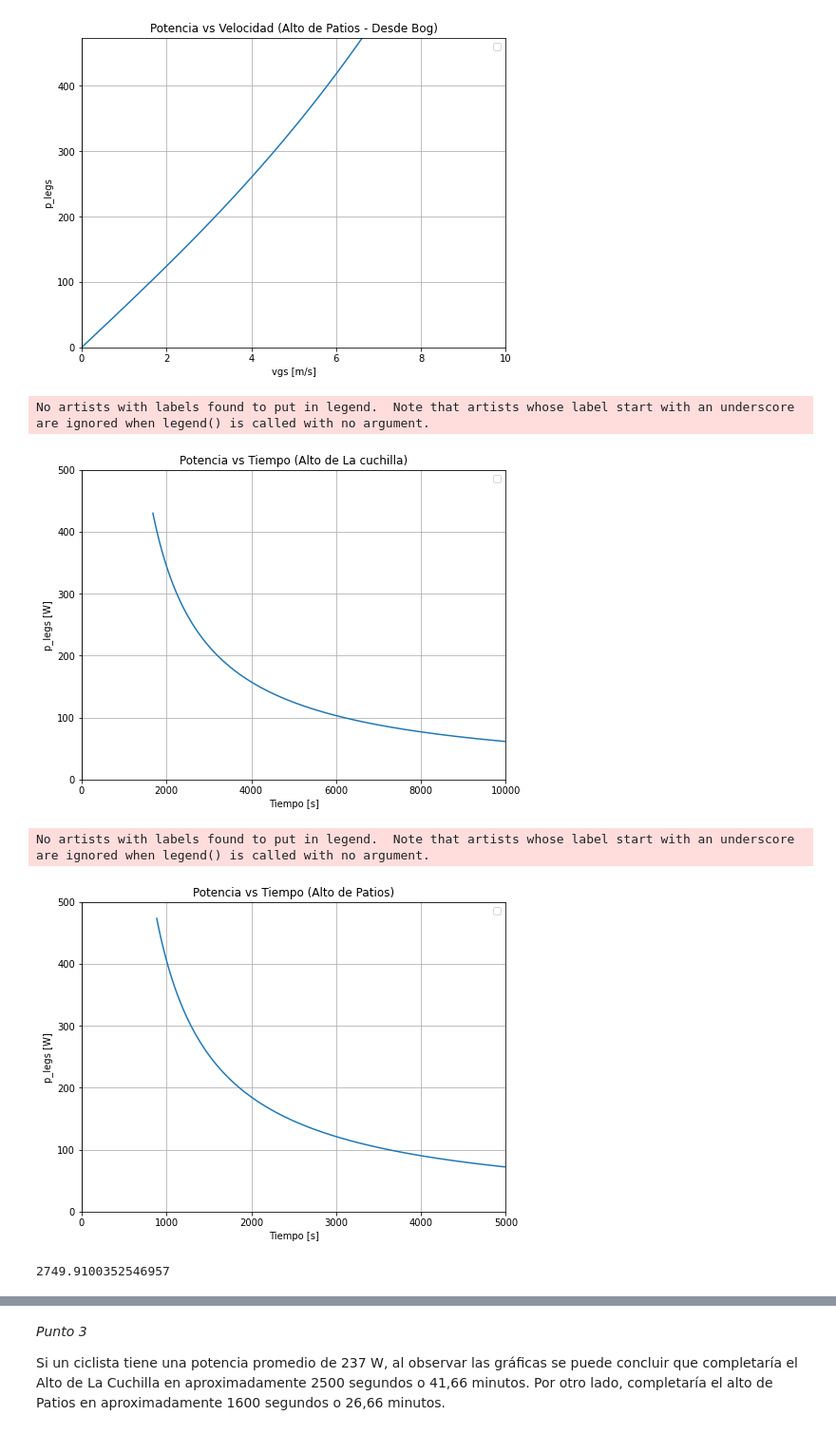
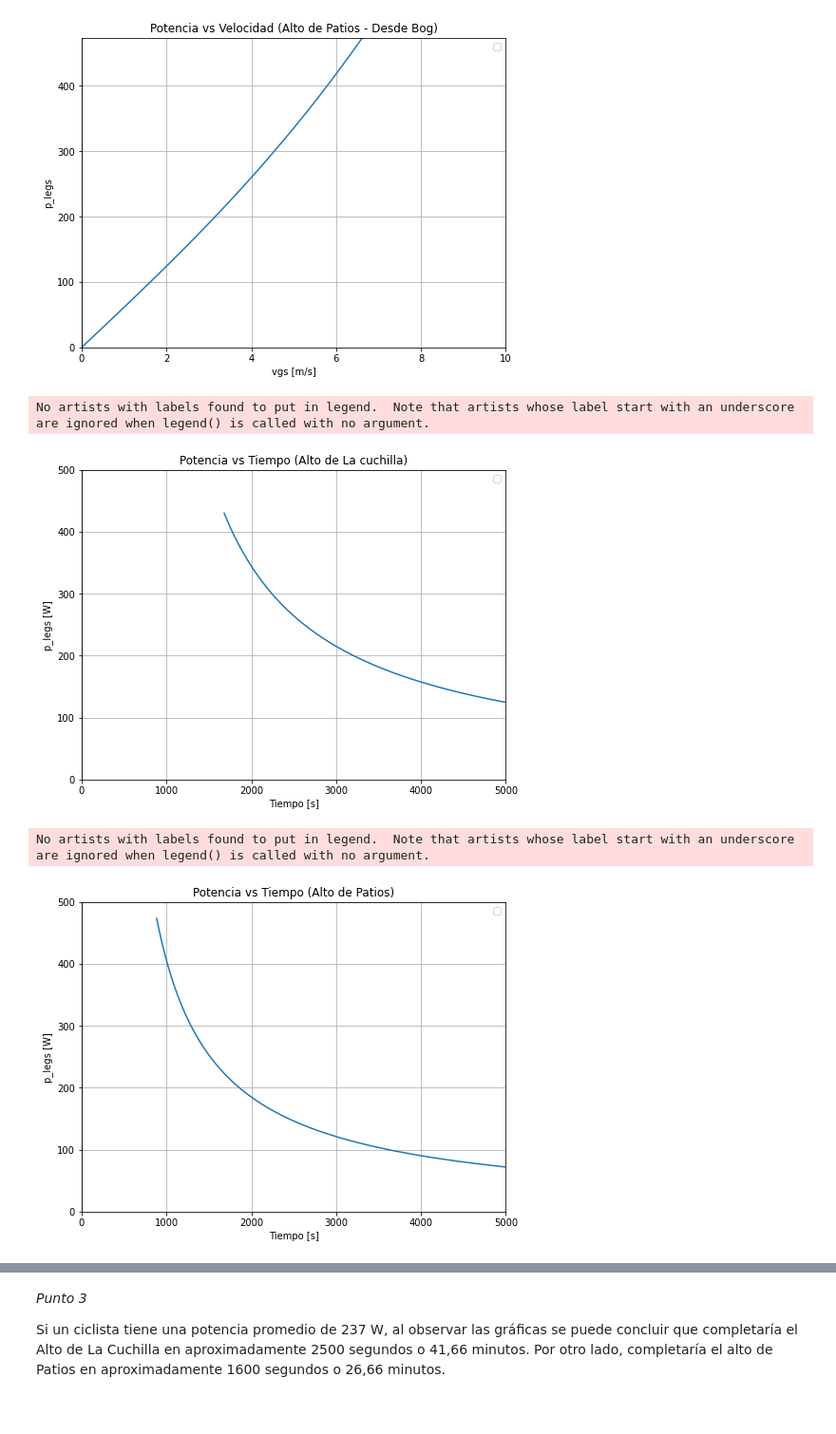
Before and after one commit to JuanGarcia202014347/IMEC-2001-JuanGarcia, a Jupyter notebook: project/Proyecto1_GarciaCamero_ForeroOsuna.ipynb, the cells around one changed output, grey strips where cells are left out. Shown at 95% size. Saved outputs shown, nothing was run; the diff lists cells and outputs as text; code cells hidden in the pictures.

```diff
--- a/project/Proyecto1_GarciaCamero_ForeroOsuna.ipynb
+++ b/project/Proyecto1_GarciaCamero_ForeroOsuna.ipynb
@@ -77,38 +77,37 @@ No artists with labels found to put in legend.  Note that artists whose label st
 tiempo_cuchilla = distancia_cuchilla/vgs_cuchilla
 tiempo_patios = distancia_patios/vgs_patios
 
 plt.figure(figsize=(8, 6))
 plt.plot(tiempo_cuchilla, p_legs_cuchilla)
 plt.xlabel('Tiempo [s]')
 plt.ylabel('p_legs [W]')
 plt.title('Potencia vs Tiempo (Alto de La cuchilla)')
 plt.legend()
 plt.grid(True)
 plt.axhline(0, color='black', linewidth=0.5)
 plt.axvline(0, color='black', linewidth=0.5)
-plt.xlim(0,10000) # defino un limite en el eje x que sea mucho mayor que el mejor tiempo registrado en strava para poder
+plt.xlim(0,5000) # defino un limite en el eje x que sea mucho mayor que el mejor tiempo registrado en strava para poder
                     # notar de una mejor manera el tiempo.
 plt.ylim(0,500)
 plt.show()
 
 plt.figure(figsize=(8, 6))
 plt.plot(tiempo_patios, p_legs_patios)
 plt.xlabel('Tiempo [s]')
 plt.ylabel('p_legs [W]')
 plt.title('Potencia vs Tiempo (Alto de Patios)')
 plt.legend()
 plt.xlim(0,5000)
 plt.ylim(0,500)
 plt.grid(True)
 plt.axhline(0, color='black', linewidth=0.5)
 plt.axvline(0, color='black', linewidth=0.5)
 plt.show()
 # %% [output]
 No artists with labels found to put in legend.  Note that artists whose label start with an underscore are ignored when legend() is called with no argument.
-[figure, old version]
+[figure, new version]
 No artists with labels found to put in legend.  Note that artists whose label start with an underscore are ignored when legend() is called with no argument.
 [figure]
-2749.9100352546957
 # %%
 # Punto 3
 # se hizo una interpolación para poder calcular con mayor exactitud el tiempo que le tomaría al ciclista completar
```
Also changed, not shown: parts of 2 cells of this notebook.
